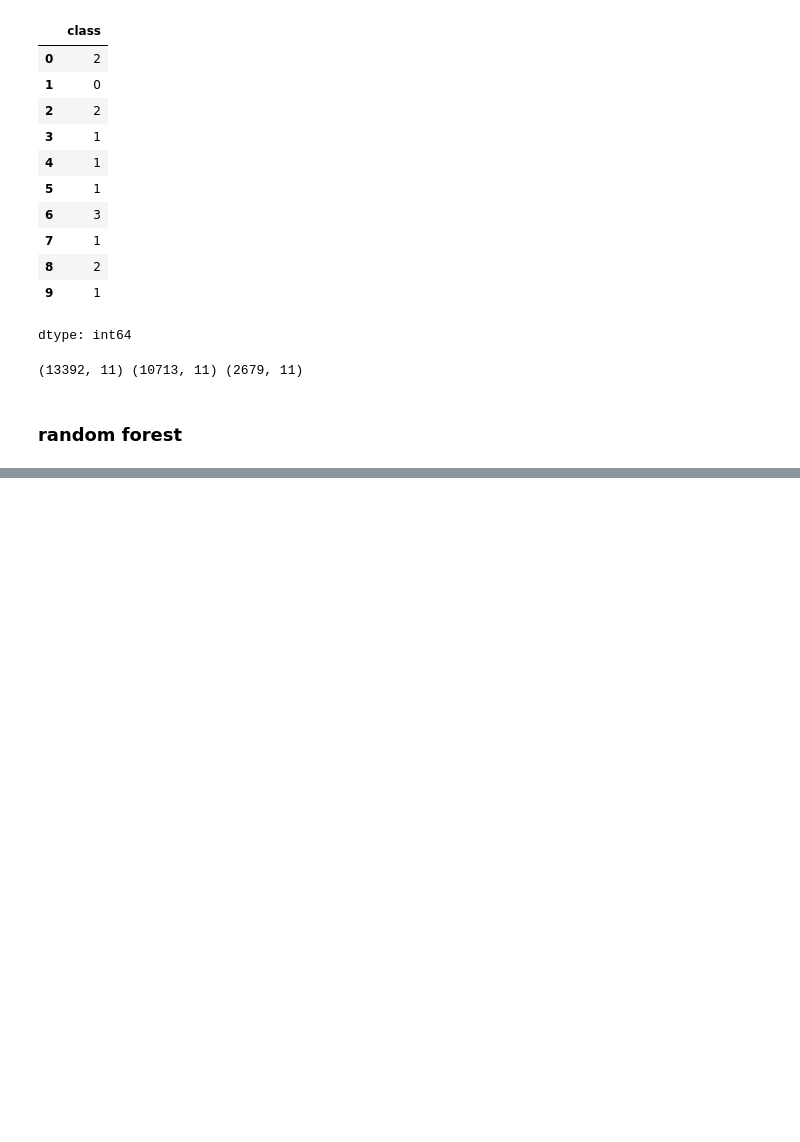
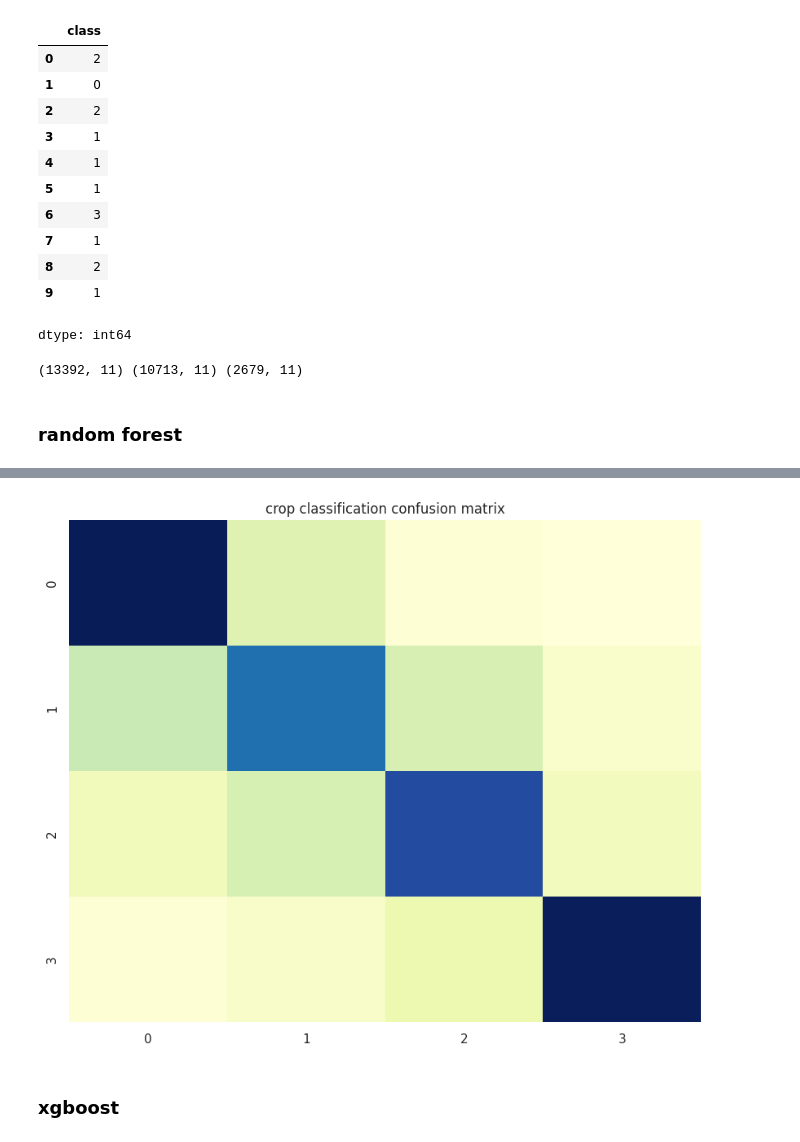
Before and after one commit to kamijoseph/Personalised-Health-and-Fitness, a Jupyter notebook: notebook/fit.ipynb, the cells around one changed output, grey strips where cells are left out. Cells and saved outputs as stored; diff of their text form; code cells hidden in the pictures; blank space fills up the shorter version.

Commit message:
modelling complete

```diff
--- a/notebook/fit.ipynb
+++ b/notebook/fit.ipynb
@@ -395,7 +400,7 @@ dtype: int64
 # %%
 # train test split
 X_train, X_test, y_train, y_test = train_test_split(
-    X, y,
+    X_scaled, y,
     test_size = 0.2,
     random_state = 21,
     stratify = y
@@ -405,3 +410,15 @@ print(X.shape, X_train.shape, X_test.shape)
 (13392, 11) (10713, 11) (2679, 11)
 # %% [markdown]
 ### random forest
+# %%
+# model initialization
+rf_model = RandomForestClassifier(
+    n_estimators = 200,
+    random_state = 21
+)
+# %%
+# model training
+rf_model.fit(
+    X_train,
+    y_train
+)
@@ -407,0 +427,3 @@ print(X.shape, X_train.shape, X_test.shape)
+# %%
+# prediction
+rf_pred = rf_model.predict(X_test)
@@ -407,0 +457,19 @@ print(X.shape, X_train.shape, X_test.shape)
+# %%
+# confusion matrix
+conf_matrix = confusion_matrix(
+    y_test,
+    rf_pred
+)
+
+plt.figure(figsize=(10, 8))
+sns.heatmap(
+    conf_matrix,
+    cmap = "YlGnBu",
+    cbar = False
+)
+plt.title("crop classification confusion matrix")
+plt.show()
+# %% [output]
+[figure, added]
+# %% [markdown]
+### xgboost
```
Also changed, not shown: parts of 29 cells of this notebook.
